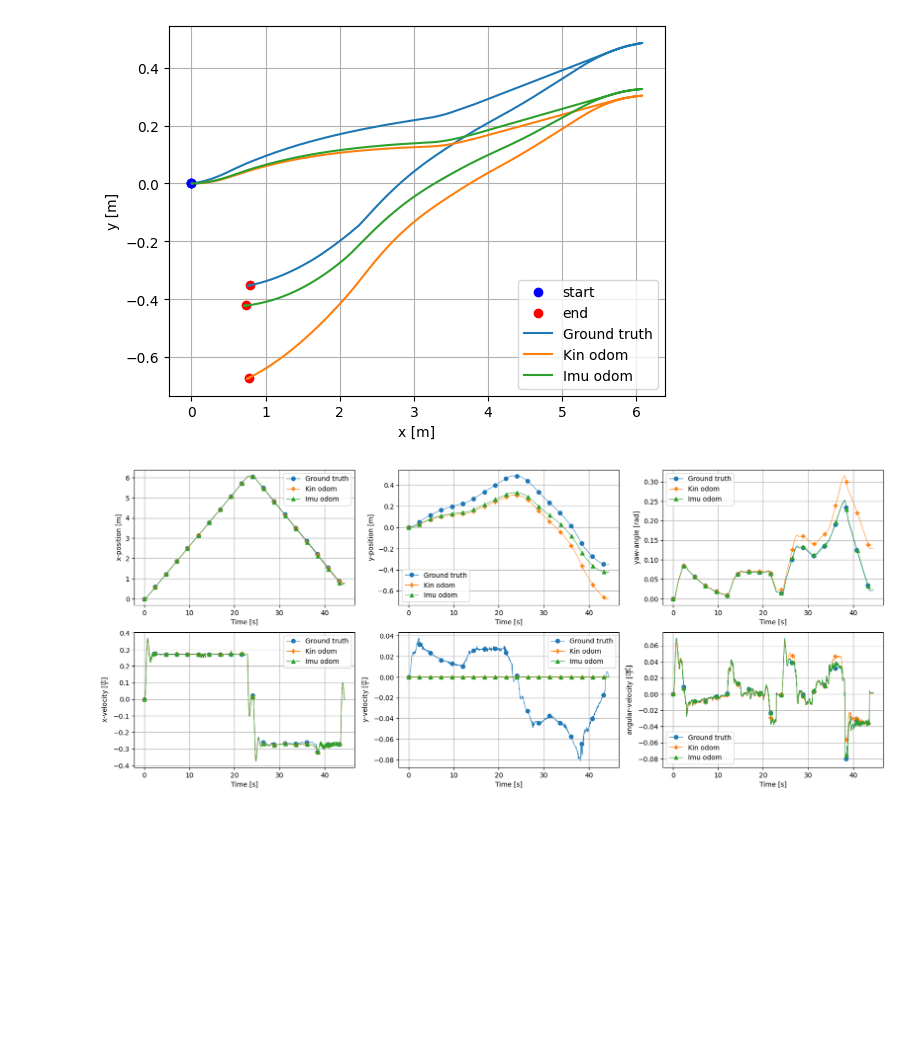
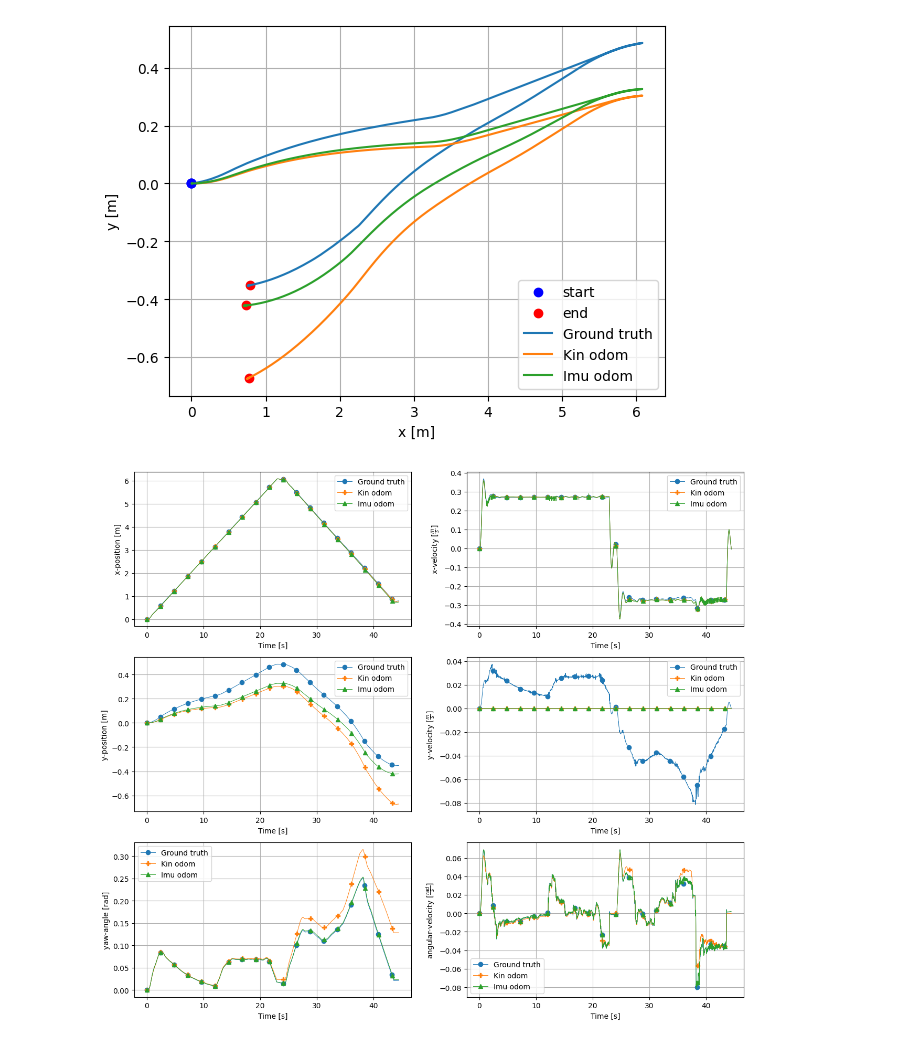
Before and after one commit to robotengineer123/RR-RobotSim, a Jupyter notebook: load_tests.ipynb, the cells around one changed output. Cells and saved outputs as stored; diff of their text form; code cells hidden in the pictures; blank space fills up the shorter version.

```diff
--- a/load_tests.ipynb
+++ b/load_tests.ipynb
@@ -66,8 +66,8 @@ for df in dfs:
 # df_odom_kin["Angles"] = angles_kin
 # df_odom_true["Angles"] = angles_true
 # %%
-headers = ["pose.pose.position.x", "pose.pose.position.y", "Angles", "twist.twist.linear.x", "twist.twist.linear.y", "twist.twist.angular.z"]
-labels = ["x-position [m]", "y-position [m]", "yaw-angle [rad]", r"x-velocity [$\frac{m}{s}$]", r"y-velocity [$\frac{m}{s}$]", r"angular-velocity [$\frac{rad}{s}$]"]
+headers = ["pose.pose.position.x", "twist.twist.linear.x", "pose.pose.position.y", "twist.twist.linear.y", "Angles", "twist.twist.angular.z"]
+labels = ["x-position [m]", r"x-velocity [$\frac{m}{s}$]", "y-position [m]", r"y-velocity [$\frac{m}{s}$]", "yaw-angle [rad]", r"angular-velocity [$\frac{rad}{s}$]"]
 # %%
 def TrimToStart(df, tstart):
     df.drop(df[df["Time"]<tstart].index, inplace=True)
@@ -101,16 +101,16 @@ ax.autoscale(True)
 [figure]
 # %%
 markers = ["o-", "P-", "^-"]
-fig, axs = plt.subplots(nrows=2, ncols=3, figsize=(20,8))
+fig, axs = plt.subplots(nrows=3, ncols=2, figsize=(15,13))
 axs = axs.reshape(-1)
 
 for df, name, marker, every in zip(dfs, ["Ground truth", "Kin odom", "Imu odom"], markers, [120, 120, 120]):
     for (header, label), ax in zip(zip(headers,labels), axs):
         df.plot(ylim=[-10, 10], x='Time', xlabel='Time [s]', y=header, ylabel=label, grid=True, legend=True, ax=ax, label=name, linewidth=0.7, marker=marker[0], linestyle=marker[1], markevery=every)
 for ax in axs:
     ax.autoscale(True)
 # %% [output]
-[figure, old version]
+[figure, new version]
 # %%
 # contact.data = contact.data.replace({True: 1, False: 0})
 # fig, ax = plt.subplots(nrows=1, ncols=1, figsize=(18,8))
```
Also changed, not shown: 1 other file.
